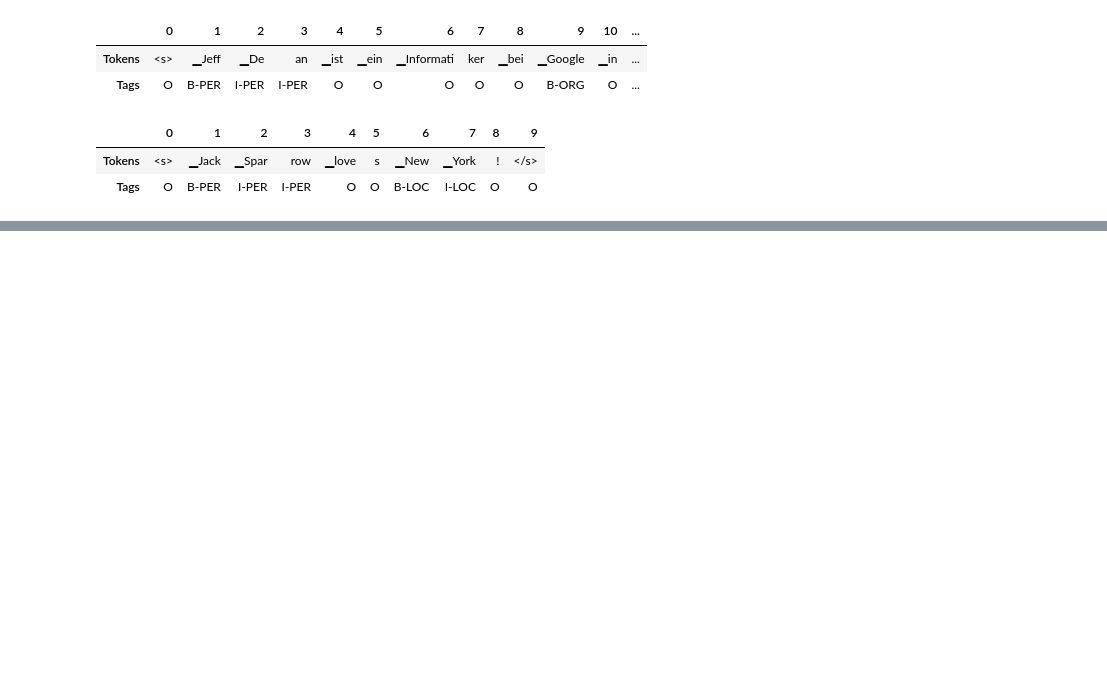
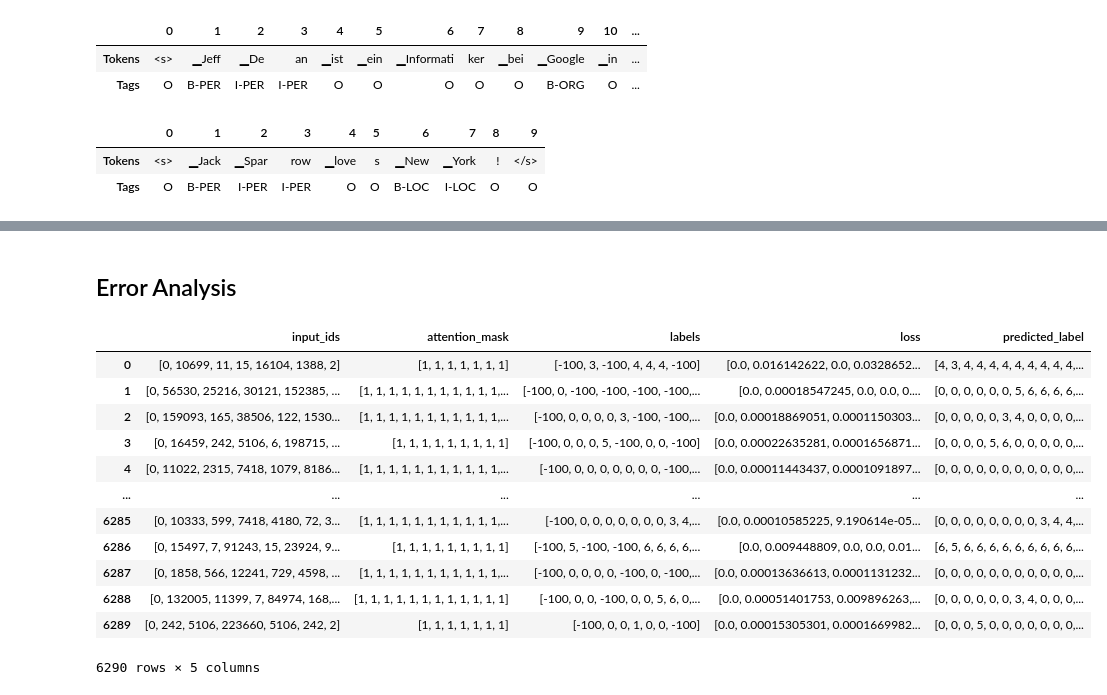
Before and after one commit to bastrob/Transformers, a Jupyter notebook: MultlingualNER/MultinlingualNER.ipynb, the cells around one changed output, grey strips where cells are left out. Cells and saved outputs as stored; diff of their text form; code cells hidden in the pictures; blank space fills up the shorter version.

```diff
--- a/MultlingualNER/MultinlingualNER.ipynb
+++ b/MultlingualNER/MultinlingualNER.ipynb
@@ -396,0 +409,2 @@ pd.DataFrame([xlmr_tokens, preds], index=["Tokens", "Tags"])
+# %% [markdown]
+## Error Analysis
@@ -396,0 +438,16 @@ pd.DataFrame([xlmr_tokens, preds], index=["Tokens", "Tags"])
+# %%
+index2tag
+# %% [output]
+|  | input_ids | attention_mask | labels | loss | predicted_label |
+| 0 | [0, 10699, 11, 15, 16104, 1388, 2] | [1, 1, 1, 1, 1, 1, 1] | [-100, 3, -100, 4, 4, 4, -100] | [0.0, 0.016142622, 0.0, 0.0328652... | [4, 3, 4, 4, 4, 4, 4, 4, 4, 4, 4,... |
+| 1 | [0, 56530, 25216, 30121, 152385, ... | [1, 1, 1, 1, 1, 1, 1, 1, 1, 1, 1,... | [-100, 0, -100, -100, -100, -100,... | [0.0, 0.00018547245, 0.0, 0.0, 0.... | [0, 0, 0, 0, 0, 0, 5, 6, 6, 6, 6,... |
+| 2 | [0, 159093, 165, 38506, 122, 1530... | [1, 1, 1, 1, 1, 1, 1, 1, 1, 1, 1,... | [-100, 0, 0, 0, 0, 3, -100, -100,... | [0.0, 0.00018869051, 0.0001150303... | [0, 0, 0, 0, 0, 3, 4, 0, 0, 0, 0,... |
+| 3 | [0, 16459, 242, 5106, 6, 198715, ... | [1, 1, 1, 1, 1, 1, 1, 1, 1] | [-100, 0, 0, 0, 5, -100, 0, 0, -100] | [0.0, 0.00022635281, 0.0001656871... | [0, 0, 0, 0, 5, 6, 0, 0, 0, 0, 0,... |
+| 4 | [0, 11022, 2315, 7418, 1079, 8186... | [1, 1, 1, 1, 1, 1, 1, 1, 1, 1, 1,... | [-100, 0, 0, 0, 0, 0, 0, 0, -100,... | [0.0, 0.00011443437, 0.0001091897... | [0, 0, 0, 0, 0, 0, 0, 0, 0, 0, 0,... |
+| ... | ... | ... | ... | ... | ... |
+| 6285 | [0, 10333, 599, 7418, 4180, 72, 3... | [1, 1, 1, 1, 1, 1, 1, 1, 1, 1, 1,... | [-100, 0, 0, 0, 0, 0, 0, 0, 3, 4,... | [0.0, 0.00010585225, 9.190614e-05... | [0, 0, 0, 0, 0, 0, 0, 0, 3, 4, 4,... |
+| 6286 | [0, 15497, 7, 91243, 15, 23924, 9... | [1, 1, 1, 1, 1, 1, 1, 1, 1] | [-100, 5, -100, -100, 6, 6, 6, 6,... | [0.0, 0.009448809, 0.0, 0.0, 0.01... | [6, 5, 6, 6, 6, 6, 6, 6, 6, 6, 6,... |
+| 6287 | [0, 1858, 566, 12241, 729, 4598, ... | [1, 1, 1, 1, 1, 1, 1, 1, 1, 1, 1,... | [-100, 0, 0, 0, 0, -100, 0, -100,... | [0.0, 0.00013636613, 0.0001131232... | [0, 0, 0, 0, 0, 0, 0, 0, 0, 0, 0,... |
+| 6288 | [0, 132005, 11399, 7, 84974, 168,... | [1, 1, 1, 1, 1, 1, 1, 1, 1, 1, 1, 1] | [-100, 0, 0, -100, 0, 0, 5, 6, 0,... | [0.0, 0.00051401753, 0.009896263,... | [0, 0, 0, 0, 0, 0, 3, 4, 0, 0, 0,... |
+| 6289 | [0, 242, 5106, 223660, 5106, 242, 2] | [1, 1, 1, 1, 1, 1, 1] | [-100, 0, 0, 1, 0, 0, -100] | [0.0, 0.00015305301, 0.0001669982... | [0, 0, 0, 5, 0, 0, 0, 0, 0, 0, 0,... |
+6290 rows × 5 columns
```
Also changed, not shown: parts of 44 cells of this notebook.
